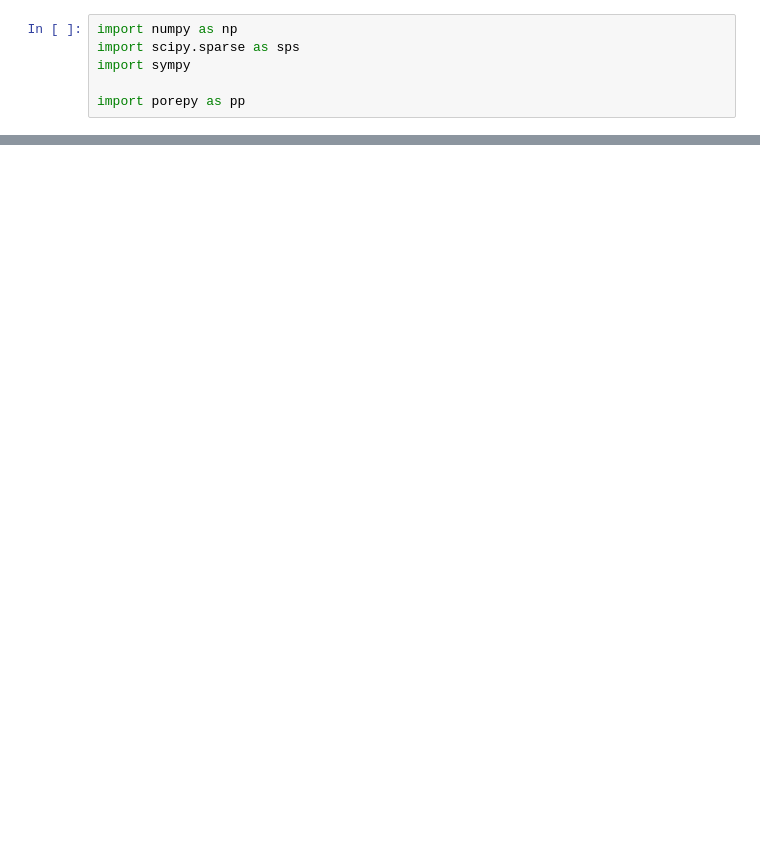
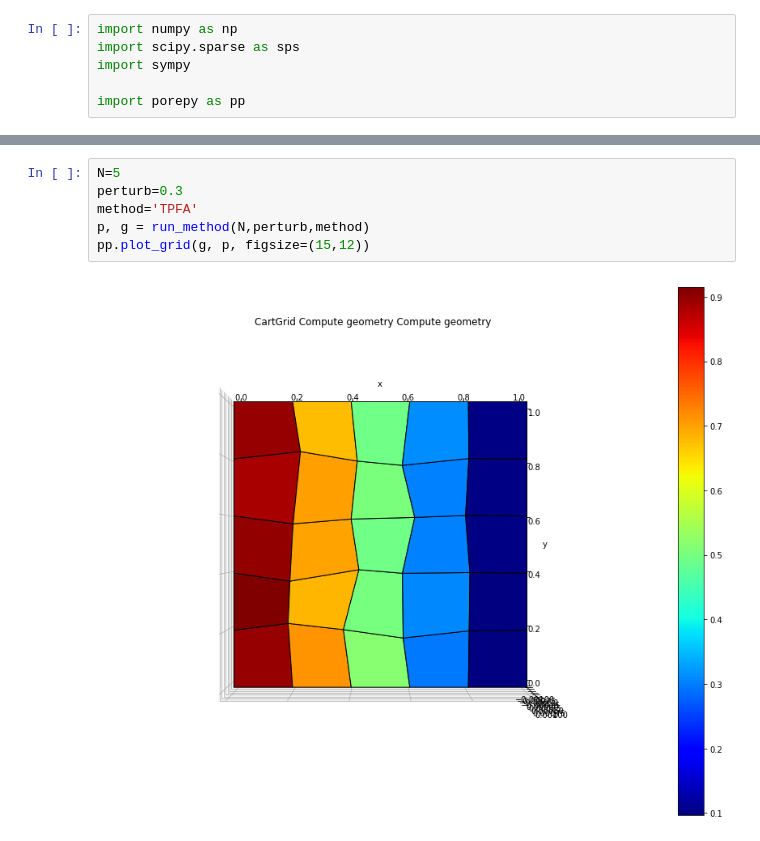
Before and after one commit to zhang-cugb/mastersproject, a Jupyter notebook: MAT254 Exam/mat254 exam.ipynb, the cells around one changed output, grey strips where cells are left out. Saved outputs shown, nothing was run; the diff lists cells and outputs as text; blank space fills up the shorter version.

```diff
--- a/MAT254 Exam/mat254 exam.ipynb
+++ b/MAT254 Exam/mat254 exam.ipynb
@@ -165,0 +199,8 @@ flow2 = FlowWirdGrid('TPFA',False)
+# %%
+N=5
+perturb=0.3
+method='TPFA'
+p, g = run_method(N,perturb,method)
+pp.plot_grid(g, p, figsize=(15,12))
+# %% [output]
+[figure, added]
```
Also changed, not shown: parts of 5 cells of this notebook.
